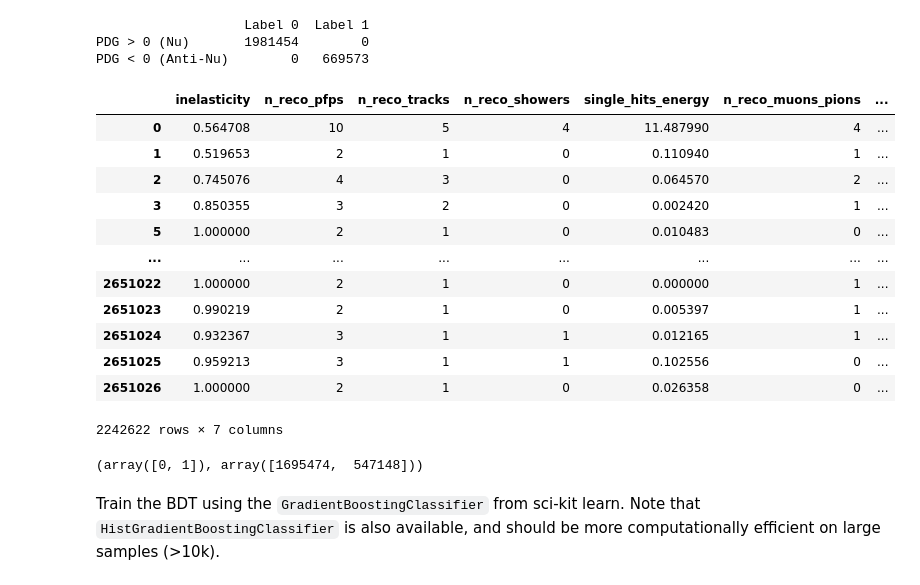
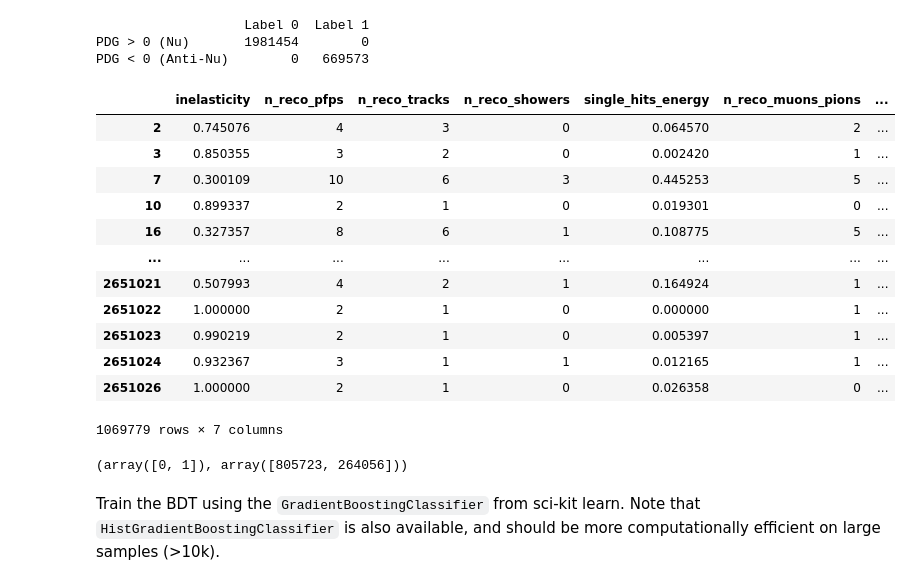
Before and after one commit to bristol-dune/atmospherics-tools, a Jupyter notebook: fast-osc-feedback/nu-nu_bar-BDT/nu-nubar-BDT.ipynb, the cells around one changed output. Cells and saved outputs as stored; diff of their text form; code cells hidden in the pictures.

```diff
--- a/fast-osc-feedback/nu-nu_bar-BDT/nu-nubar-BDT.ipynb
+++ b/fast-osc-feedback/nu-nu_bar-BDT/nu-nubar-BDT.ipynb
@@ -104,42 +104,42 @@ tau_data = data[tau_mask]
 # %%
 
 feature_columns = ['inelasticity', 'n_reco_pfps', 'n_reco_tracks', 'n_reco_showers', 'single_hits_energy', 'n_reco_muons_pions', 'n_reco_protons']
 data = data.dropna()
 
 # for col in [
 # 	"single_hits_energy",
 # 	"n_reco_pfps",
 # 	"n_reco_tracks",
 # 	"n_reco_showers",
 # 	"n_reco_protons",
 # ]:
 # 	data[col] = np.log1p(data[col])
 
 
-X_data = data[feature_columns].values
+X_data = muon_data[feature_columns].values
 
 
-y_data = data['label']
+y_data = muon_data['label']
 
-data[feature_columns]
+muon_data[feature_columns]
 # %% [output]
 |  | inelasticity | n_reco_pfps | n_reco_tracks | n_reco_showers | single_hits_energy | n_reco_muons_pions | ... |
-| 0 | 0.564708 | 10 | 5 | 4 | 11.487990 | 4 | ... |
-| 1 | 0.519653 | 2 | 1 | 0 | 0.110940 | 1 | ... |
 | 2 | 0.745076 | 4 | 3 | 0 | 0.064570 | 2 | ... |
 | 3 | 0.850355 | 3 | 2 | 0 | 0.002420 | 1 | ... |
-| 5 | 1.000000 | 2 | 1 | 0 | 0.010483 | 0 | ... |
+| 7 | 0.300109 | 10 | 6 | 3 | 0.445253 | 5 | ... |
+| 10 | 0.899337 | 2 | 1 | 0 | 0.019301 | 0 | ... |
+| 16 | 0.327357 | 8 | 6 | 1 | 0.108775 | 5 | ... |
 | ... | ... | ... | ... | ... | ... | ... | ... |
+| 2651021 | 0.507993 | 4 | 2 | 1 | 0.164924 | 1 | ... |
 | 2651022 | 1.000000 | 2 | 1 | 0 | 0.000000 | 1 | ... |
 | 2651023 | 0.990219 | 2 | 1 | 0 | 0.005397 | 1 | ... |
 | 2651024 | 0.932367 | 3 | 1 | 1 | 0.012165 | 1 | ... |
-| 2651025 | 0.959213 | 3 | 1 | 1 | 0.102556 | 0 | ... |
 | 2651026 | 1.000000 | 2 | 1 | 0 | 0.026358 | 0 | ... |
-2242622 rows × 7 columns
+1069779 rows × 7 columns
 # %%
 print(np.unique(y_data, return_counts=True))
 # %% [output]
-(array([0, 1]), array([1695474,  547148]))
+(array([0, 1]), array([805723, 264056]))
 # %%
 
 # # plt.rcParams['agg.path.chunksize'] = 10000
```
Also changed, not shown: parts of 8 cells of this notebook.
